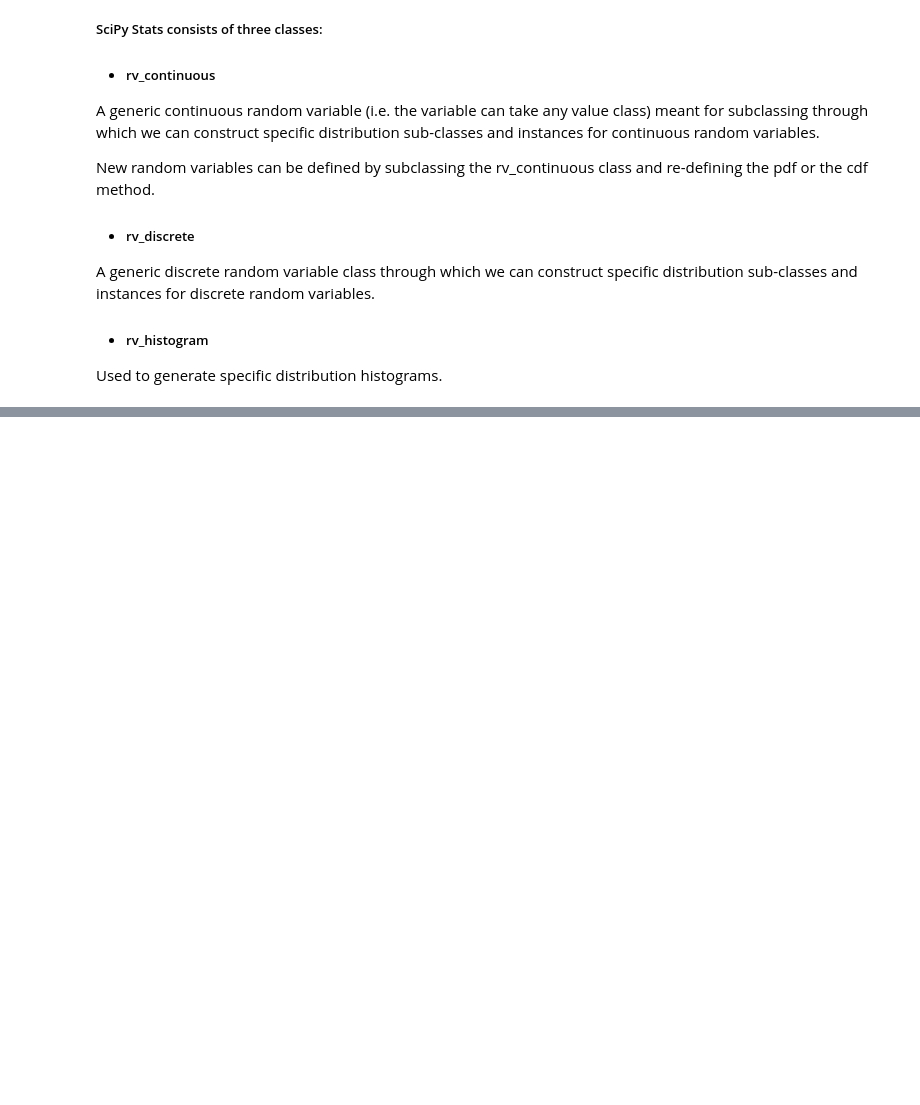
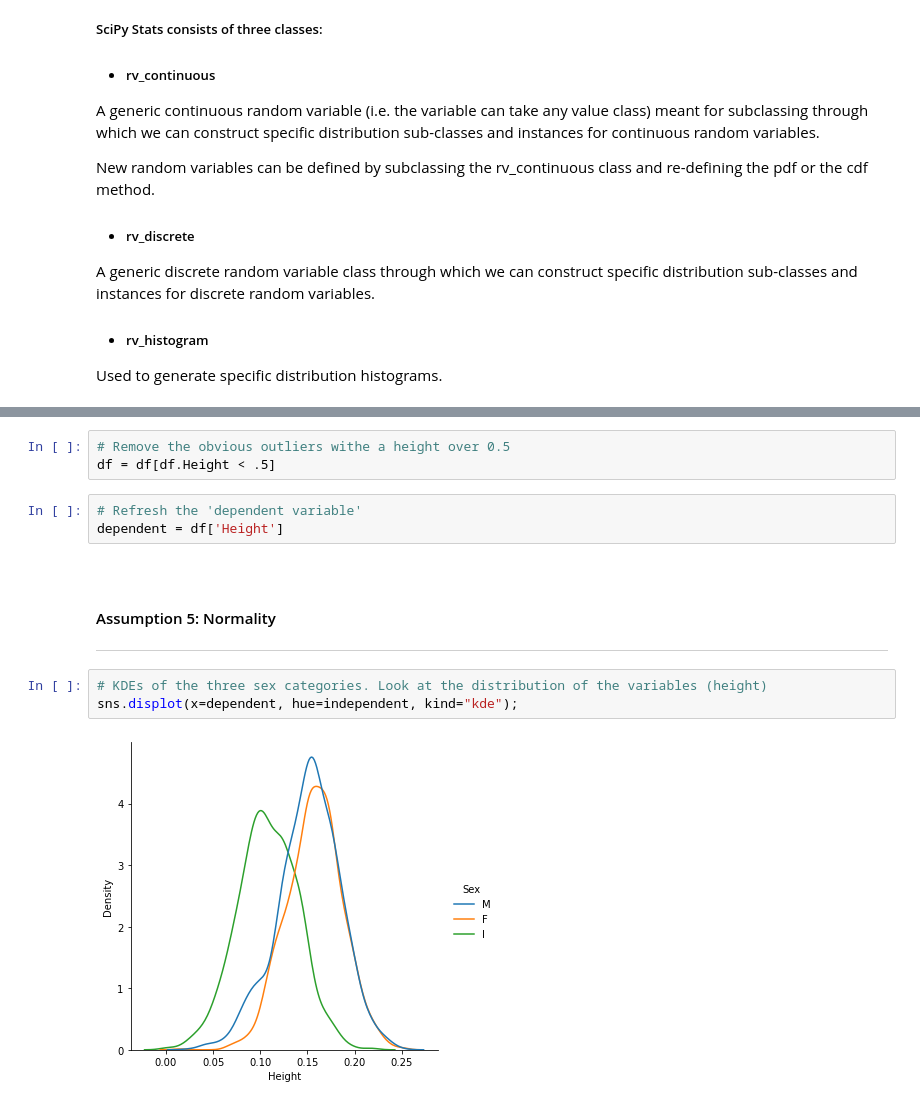
Before and after one commit to Fiona-600/Machine-Learning-and-Statistics-Project, a Jupyter notebook: scikit-stats.ipynb, the cells around one changed output, grey strips where cells are left out. Cells and saved outputs as stored; diff of their text form; blank space fills up the shorter version.

```diff
--- a/scikit-stats.ipynb
+++ b/scikit-stats.ipynb
@@ -44,0 +173,17 @@ Used to generate specific distribution histograms.
+# %%
+# Remove the obvious outliers withe a height over 0.5
+df = df[df.Height < .5]
+# %%
+# Refresh the 'dependent variable'
+dependent = df['Height']
+# %% [markdown]
+<br>
+
+#### Assumption 5: Normality
+
+***
+# %%
+# KDEs of the three sex categories. Look at the distribution of the variables (height)
+sns.displot(x=dependent, hue=independent, kind="kde");
+# %% [output]
+[figure, added]
```
Also changed, not shown: parts of 31 cells of this notebook.
